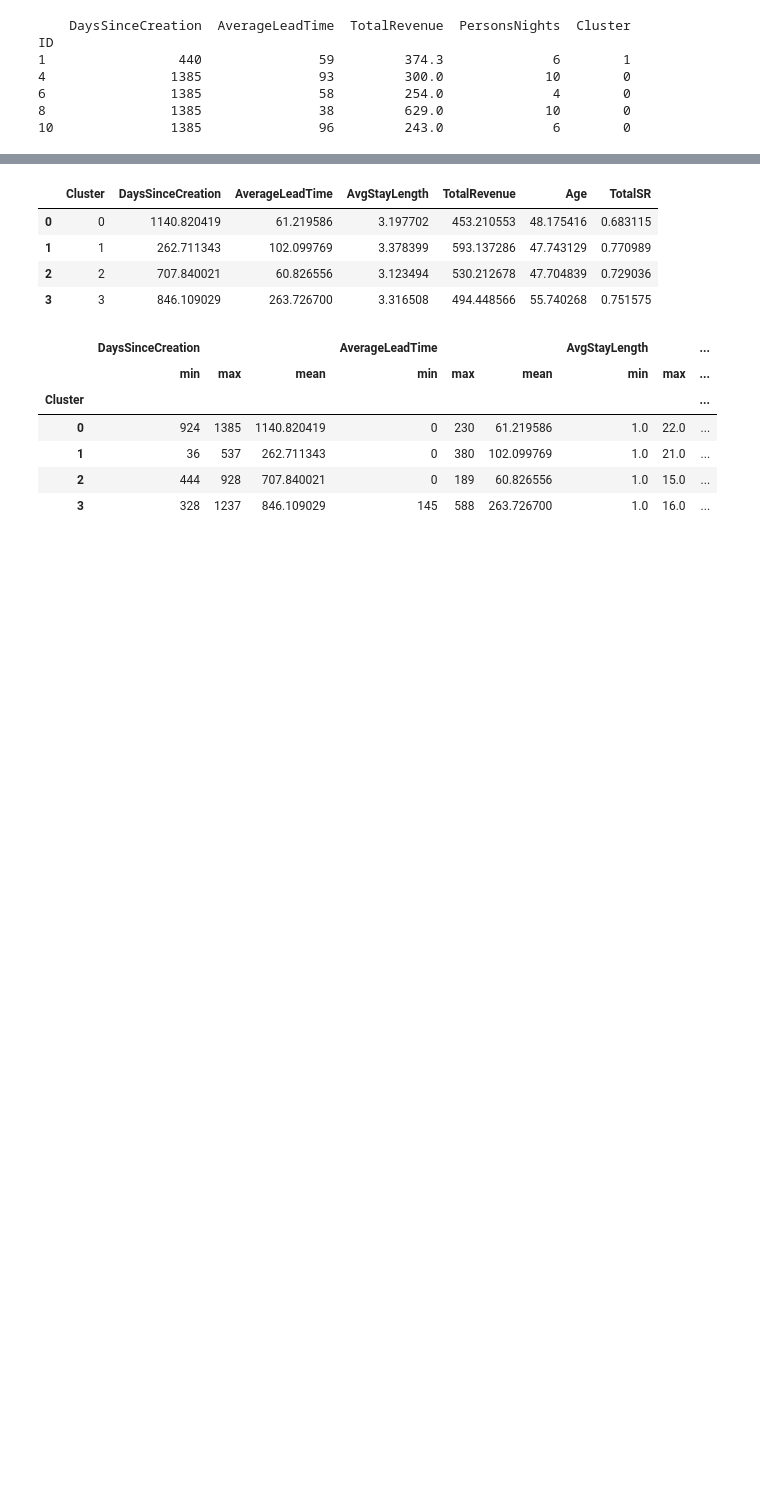
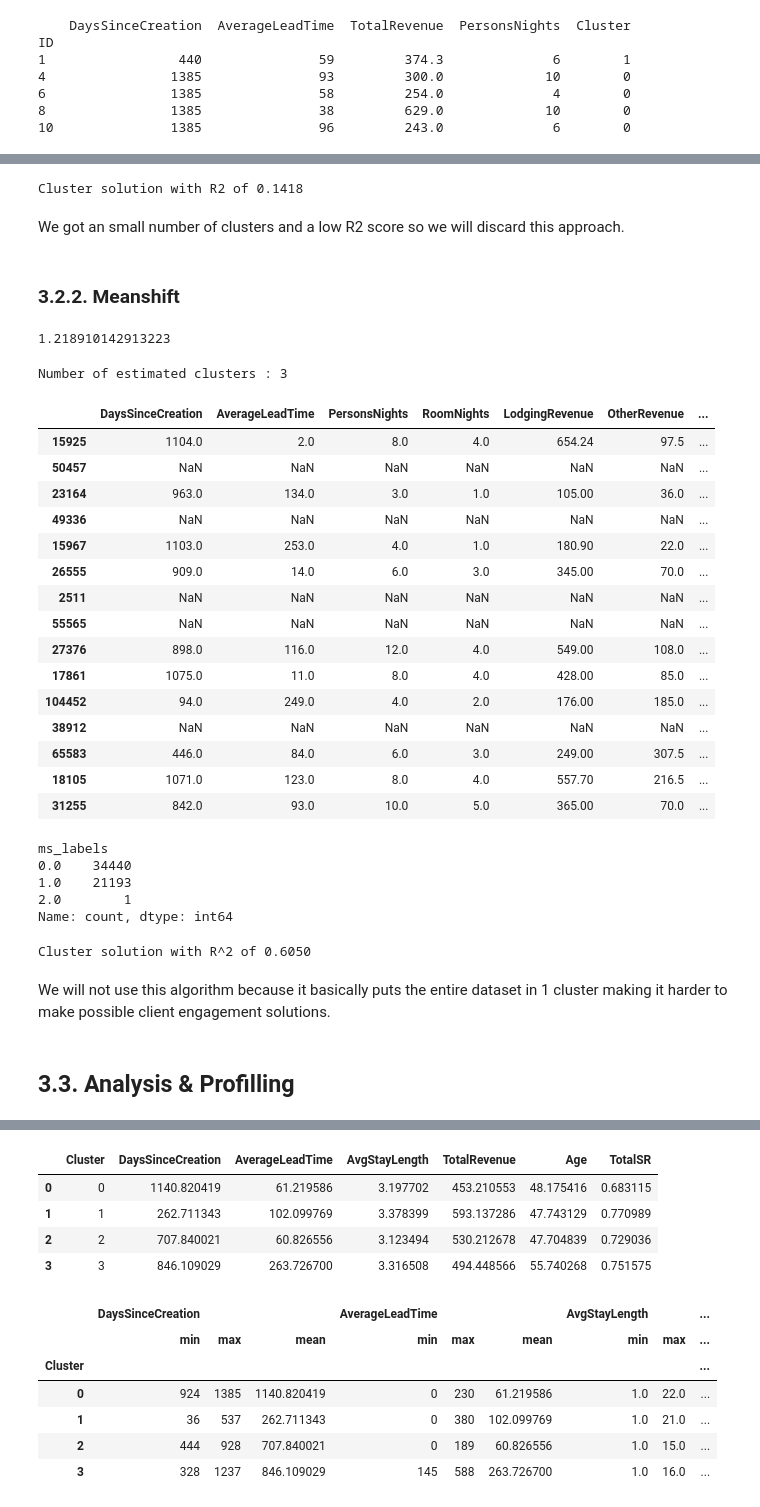
Before and after one commit to RubenCMarques/Hotel-Customer-Segmentation, a Jupyter notebook: Notebooks/A-B.ipynb, the cells around one changed output, grey strips where cells are left out. Drawn from its saved outputs; the diff is of its cells as text; code cells hidden in the pictures; blank space fills up the shorter version.

```diff
--- a/Notebooks/A-B.ipynb
+++ b/Notebooks/A-B.ipynb
@@ -1813,0 +1906,78 @@ ID
+# %%
+# Computing the R^2 of the cluster solution
+df_nonoise = df_concat.loc[df_concat['dbscan_labels'] != -1]
+sst = get_ss(X)  # get total sum of squares
+ssw_labels = df_nonoise.groupby(by='dbscan_labels').apply(get_ss)  # compute ssw for each cluster labels
+ssb = sst - np.sum(ssw_labels)  # remember: SST = SSW + SSB
+r2 = ssb / sst
+print("Cluster solution with R2 of %0.4f" % r2)
+# %% [output]
+Cluster solution with R2 of 0.1418
+# %% [markdown]
+We got an small number of clusters and a low R2 score so we will discard this approach.
+# %% [markdown]
+<a class="anchor" id="sub-section-3_2_3"></a>
+
+### 3.2.2. Meanshift
+
+</a>
+# %%
+bandwidth = estimate_bandwidth(X_scaled, quantile=0.45, random_state=1, n_jobs=-1)
+bandwidth
+# %% [output]
+1.218910142913223
+# %%
+# Perform mean-shift clustering with bandwidth set using estimate_bandwidth
+ms = MeanShift(bandwidth=bandwidth, bin_seeding=True, n_jobs=4)
+ms_labels = ms.fit_predict(X_scaled)
+
+ms_n_clusters = len(np.unique(ms_labels))
+print("Number of estimated clusters : %d" % ms_n_clusters)
+# %% [output]
+Number of estimated clusters : 3
+# %%
+# Concatenating the labels to df
+df_concat = pd.concat([X, pd.Series(ms_labels, index=X_scaled.index, name="ms_labels")], axis=1)
+df_concat.sample(15)
+# %% [output]
+|  | DaysSinceCreation | AverageLeadTime | PersonsNights | RoomNights | LodgingRevenue | OtherRevenue | ... |
+| 15925 | 1104.0 | 2.0 | 8.0 | 4.0 | 654.24 | 97.5 | ... |
+| 50457 | NaN | NaN | NaN | NaN | NaN | NaN | ... |
+| 23164 | 963.0 | 134.0 | 3.0 | 1.0 | 105.00 | 36.0 | ... |
+| 49336 | NaN | NaN | NaN | NaN | NaN | NaN | ... |
+| 15967 | 1103.0 | 253.0 | 4.0 | 1.0 | 180.90 | 22.0 | ... |
+| 26555 | 909.0 | 14.0 | 6.0 | 3.0 | 345.00 | 70.0 | ... |
+| 2511 | NaN | NaN | NaN | NaN | NaN | NaN | ... |
+| 55565 | NaN | NaN | NaN | NaN | NaN | NaN | ... |
+| 27376 | 898.0 | 116.0 | 12.0 | 4.0 | 549.00 | 108.0 | ... |
+| 17861 | 1075.0 | 11.0 | 8.0 | 4.0 | 428.00 | 85.0 | ... |
+| 104452 | 94.0 | 249.0 | 4.0 | 2.0 | 176.00 | 185.0 | ... |
+| 38912 | NaN | NaN | NaN | NaN | NaN | NaN | ... |
+| 65583 | 446.0 | 84.0 | 6.0 | 3.0 | 249.00 | 307.5 | ... |
+| 18105 | 1071.0 | 123.0 | 8.0 | 4.0 | 557.70 | 216.5 | ... |
+| 31255 | 842.0 | 93.0 | 10.0 | 5.0 | 365.00 | 70.0 | ... |
+# %%
+df_concat.ms_labels.value_counts()
+# %% [output]
+ms_labels
+0.0    34440
+1.0    21193
+2.0        1
+Name: count, dtype: int64
+# %%
+# Computing the R2 of the cluster solution
+sst = get_ss(X)  # get total sum of squares
+ssw_labels = df_concat.groupby(by='ms_labels').apply(get_ss)  # compute ssw for each cluster labels
+ssb = sst - np.sum(ssw_labels)  # remember: SST = SSW + SSB
+r2 = ssb / sst
+print("Cluster solution with R^2 of %0.4f" % r2)
+# %% [output]
+Cluster solution with R^2 of 0.6050
+# %% [markdown]
+We will not use this algorithm because it basically puts the entire dataset in 1 cluster making it harder to make possible client engagement solutions.
+# %% [markdown]
+<a class="anchor" id="sub-section-3_3"></a>
+
+## 3.3. Analysis & Profilling
+
+</a>
```
Also changed, not shown: parts of 22 cells of this notebook.
